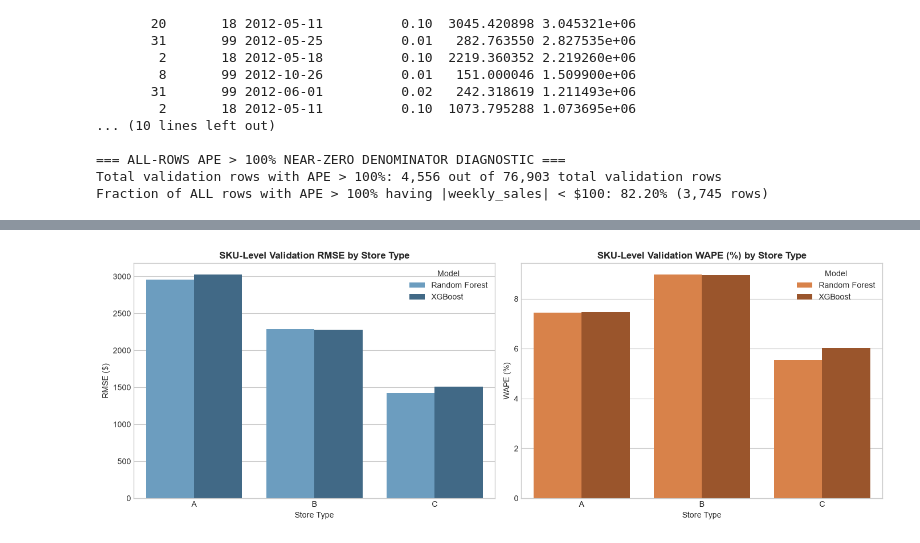
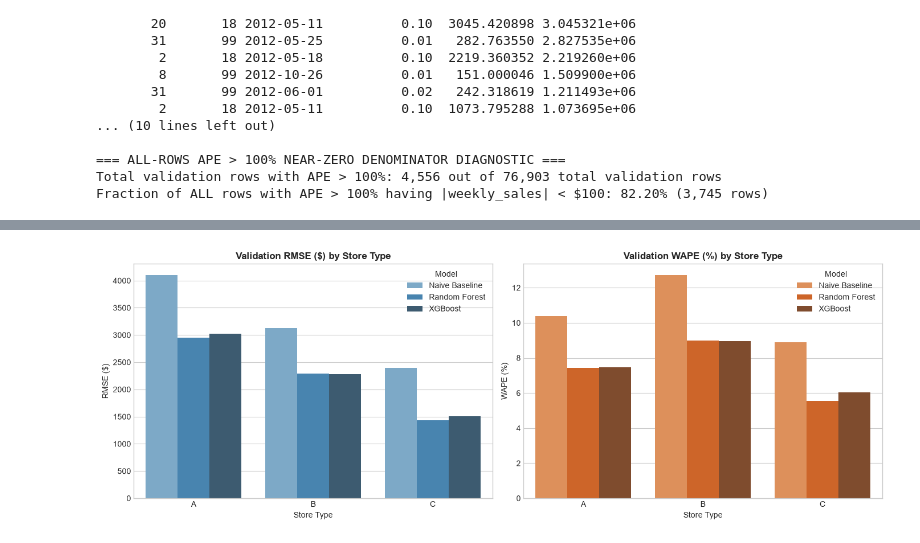
Before and after one commit to Ayusshhhhh01/supply-chain-demand-forecasting, a Jupyter notebook: notebooks/05_modeling.ipynb, the cells around one changed output, grey strips where cells are left out. Saved outputs shown, nothing was run; the diff lists cells and outputs as text; code cells hidden in the pictures.

Commit message:
Add naive baseline comparison for forecast error reduction metric

```diff
--- a/notebooks/05_modeling.ipynb
+++ b/notebooks/05_modeling.ipynb
@@ -409,18 +462,31 @@ Store Type C Winner: Random Forest (WAPE = 5.55%, RMSE = $1,428.30)
 # %%
 # Visualization of WAPE and RMSE by Store Type
 fig, ax = plt.subplots(1, 2, figsize=(14, 5))
 
-sku_stype_df = stype_df[stype_df['Model'] != 'Prophet (Agg)']
+stype_metrics = []
+for stype in ['A', 'B', 'C']:
+    sub_df = val_df[val_df['store_type'] == stype]
+    sub_rf = val_rf[val_rf['store_type'] == stype]
 
-sns.barplot(data=sku_stype_df, x='Store Type', y='RMSE', hue='Model', ax=ax[0], palette='Blues_d')
-ax[0].set_title('SKU-Level Validation RMSE by Store Type', fontsize=12, fontweight='bold')
+    n_r, n_w, _ = calc_metrics(sub_df['weekly_sales'], sub_df['pred_naive'])
+    rf_r, rf_w, _ = calc_metrics(sub_rf['weekly_sales'], sub_rf['pred_rf'])
+    xgb_r, xgb_w, _ = calc_metrics(sub_df['weekly_sales'], sub_df['pred_xgb'])
+
+    stype_metrics.append({'Store Type': stype, 'Model': 'Naive Baseline', 'RMSE': n_r, 'WAPE': n_w})
+    stype_metrics.append({'Store Type': stype, 'Model': 'Random Forest', 'RMSE': rf_r, 'WAPE': rf_w})
+    stype_metrics.append({'Store Type': stype, 'Model': 'XGBoost', 'RMSE': xgb_r, 'WAPE': xgb_w})
+
+stype_viz_df = pd.DataFrame(stype_metrics)
+
+sns.barplot(data=stype_viz_df, x='Store Type', y='RMSE', hue='Model', ax=ax[0], palette='Blues_d')
+ax[0].set_title('Validation RMSE ($) by Store Type', fontsize=12, fontweight='bold')
 ax[0].set_ylabel('RMSE ($)')
 
-sns.barplot(data=sku_stype_df, x='Store Type', y='WAPE', hue='Model', ax=ax[1], palette='Oranges_d')
-ax[1].set_title('SKU-Level Validation WAPE (%) by Store Type', fontsize=12, fontweight='bold')
+sns.barplot(data=stype_viz_df, x='Store Type', y='WAPE', hue='Model', ax=ax[1], palette='Oranges_d')
+ax[1].set_title('Validation WAPE (%) by Store Type', fontsize=12, fontweight='bold')
 ax[1].set_ylabel('WAPE (%)')
 
 plt.tight_layout()
 plt.show()
 # %% [output]
-[figure, old version]
+[figure, new version]
```
Also changed, not shown: parts of 12 cells of this notebook, 2 other files.
